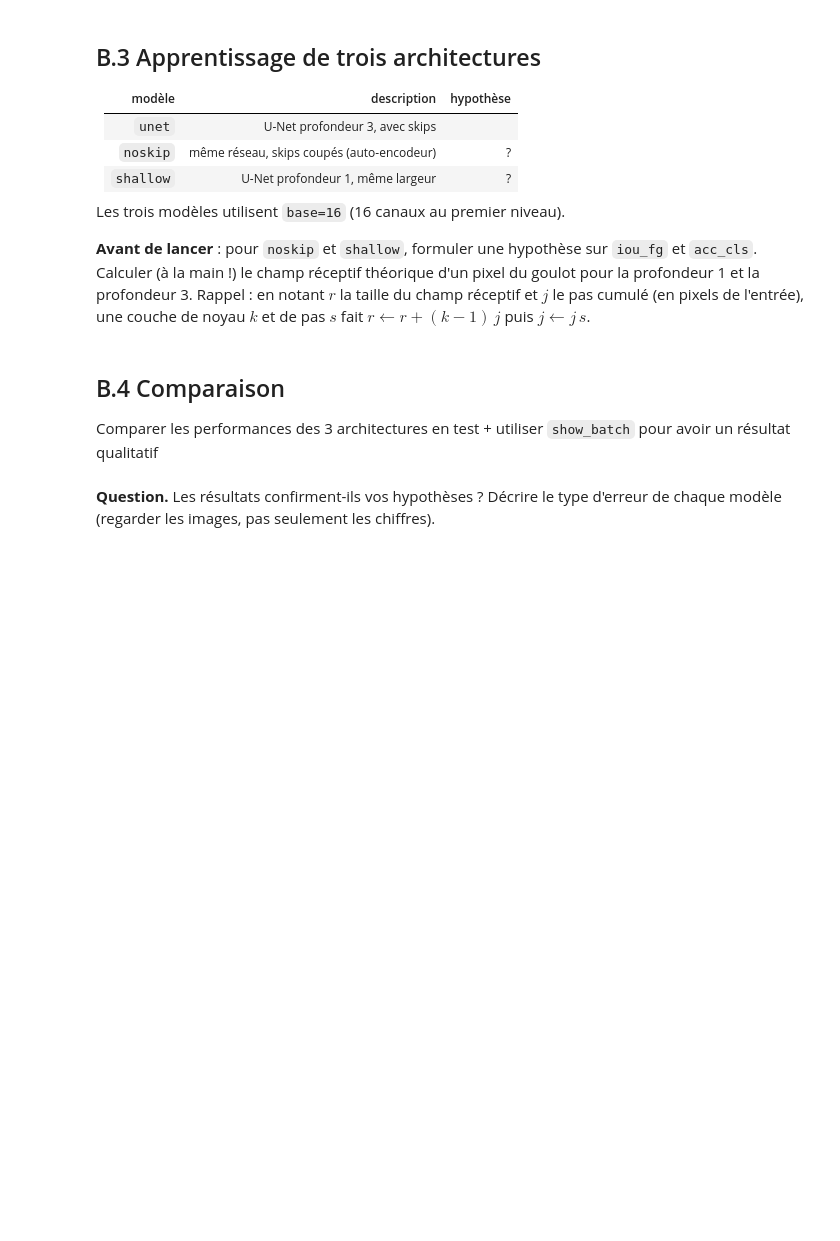
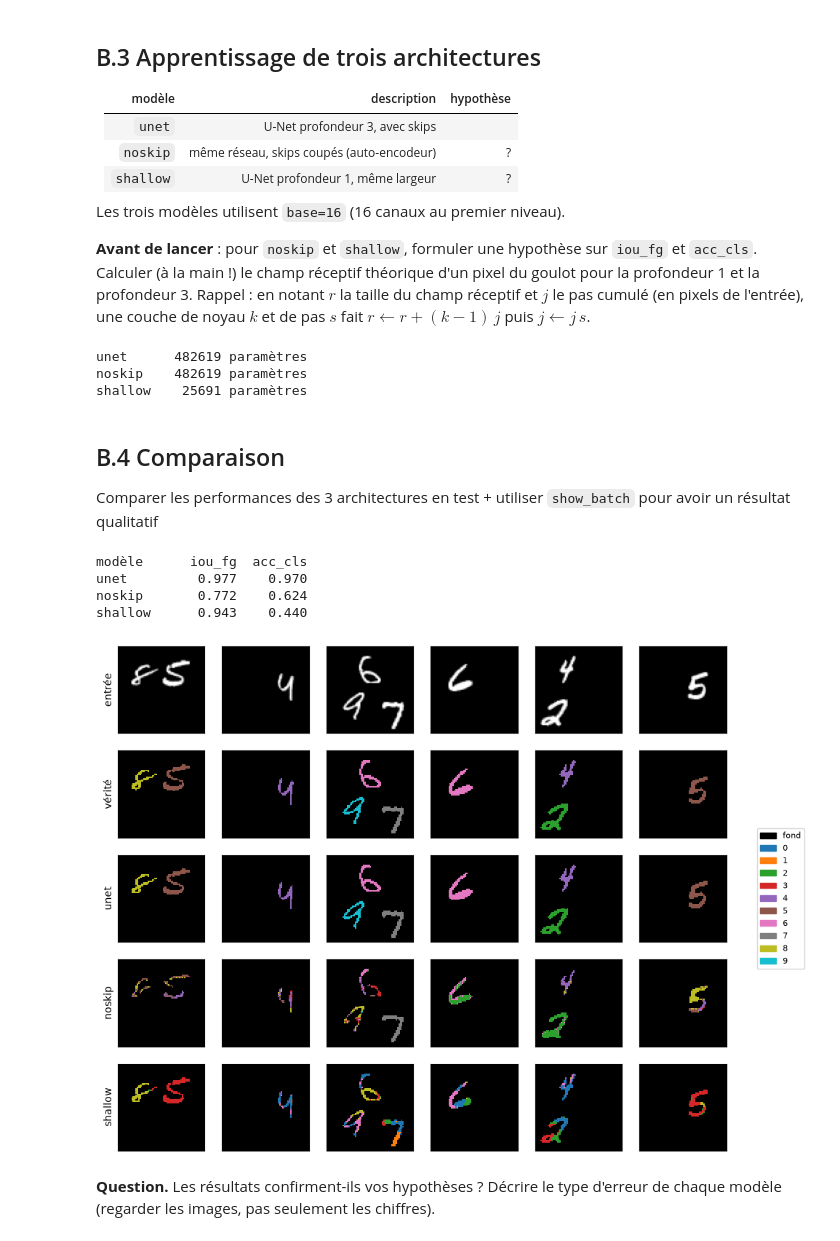
Before and after one commit to Alexso1010/tuto_deep_v2, a Jupyter notebook: 2-Convolution/notebooks/2_5-UNet.ipynb, the cells around one changed output. Cells and saved outputs as stored; diff of their text form; code cells hidden in the pictures; blank space fills up the shorter version.

````diff
--- a/2-Convolution/notebooks/2_5-UNet.ipynb
+++ b/2-Convolution/notebooks/2_5-UNet.ipynb
@@ -150,7 +167,18 @@ class UNet(nn.Module):
 
     def forward(self, x):
         skips = []      # sorties de l'encodeur, à réutiliser dans le décodeur
-        ##  TODO
+        for i, en in enumerate(self.enc):
+            x = en(x)
+            skips.append(self.skip_tap[i](x))
+            x = self.pool(x)
+        x = self.bottleneck_tap(self.bottleneck(x))
+        for  (up, de,s) in zip(self.up, self.dec,skips[::-1]):
+            x = up(x)
+            if not self.skips:
+                s=torch.zeros_like(x)
+            x = de(torch.cat([x, s], dim=1))
+        return self.head(x)
+
 
 
 def n_params(model):
@@ -266,7 +301,11 @@ Compléter `seg_counts`, qui renvoie les comptages permettant de calculer ces de
 def seg_counts(logits, y):
     """logits : (B,11,H,W), y : (B,H,W). Renvoie (intersection, union, nb_bien_classés, nb_pixels_fg_trouvés)."""
     pred = logits.argmax(1)
-    ##  TODO
+    intersection = ((pred > 0) & (y > 0)).sum().item()
+    union = ((pred > 0) | (y > 0)).sum().item()
+    nb_bien_classes = ((pred == y) & (y > 0)).sum().item()
+    nb_pixels_fg_trouves = (pred > 0).sum().item()
+    return intersection, union, nb_bien_classes, nb_pixels_fg_trouves
 # %% [markdown]
 Pour les ablations de la partie C, on aura besoin de **modifier** le contenu d'un point d'accroche pendant le forward. Un *forward hook* qui **renvoie** une valeur remplace la sortie du module. Le gestionnaire de contexte `edited` pose les hooks puis les retire proprement :
 ```python
@@ -369,6 +408,10 @@ for m in [unet, noskip, shallow]:
         save_model(m, fichier)
     else:
         load_model(fichier, m)
+# %% [output]
+unet      482619 paramètres
+noskip    482619 paramètres
+shallow    25691 paramètres
 # %% [markdown]
 ## B.4 Comparaison
 
@@ -378,3 +419,19 @@ Comparer les performances des 3 architectures en test + utiliser `show_batch` po
+# %%
+models = {"unet": unet, "noskip": noskip, "shallow": shallow}
+print(f"{'modèle':10s} {'iou_fg':>7s} {'acc_cls':>8s}")
+for name, m in models.items():
+    r = evaluate_seg(m, test_loader)
+    print(f"{name:10s} {r['iou_fg']:7.3f} {r['acc_cls']:8.3f}")
+
+with torch.no_grad():
+    preds = [m.eval()(xb.to(device)).argmax(1) for m in models.values()]
+show_batch(xb, [yb] + preds, ["vérité"] + list(models))
+# %% [output]
+modèle      iou_fg  acc_cls
+unet         0.977    0.970
+noskip       0.772    0.624
+shallow      0.943    0.440
+[figure, added]
 # %% [markdown]
 **Question.** Les résultats confirment-ils vos hypothèses ? Décrire le type d'erreur de chaque modèle (regarder les images, pas seulement les chiffres).
 # %%
````
Also changed, not shown: parts of 11 cells of this notebook, 53 other files.
